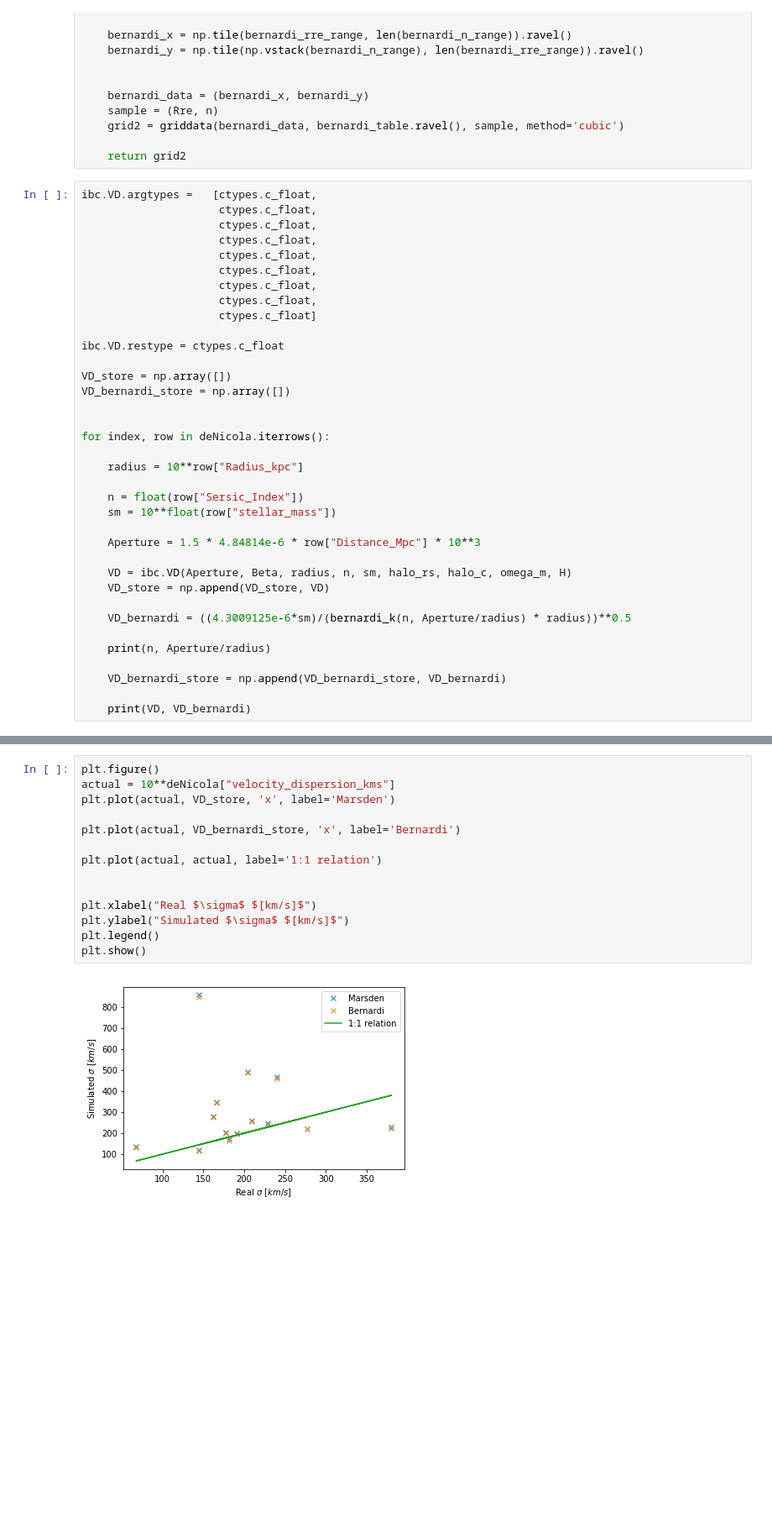
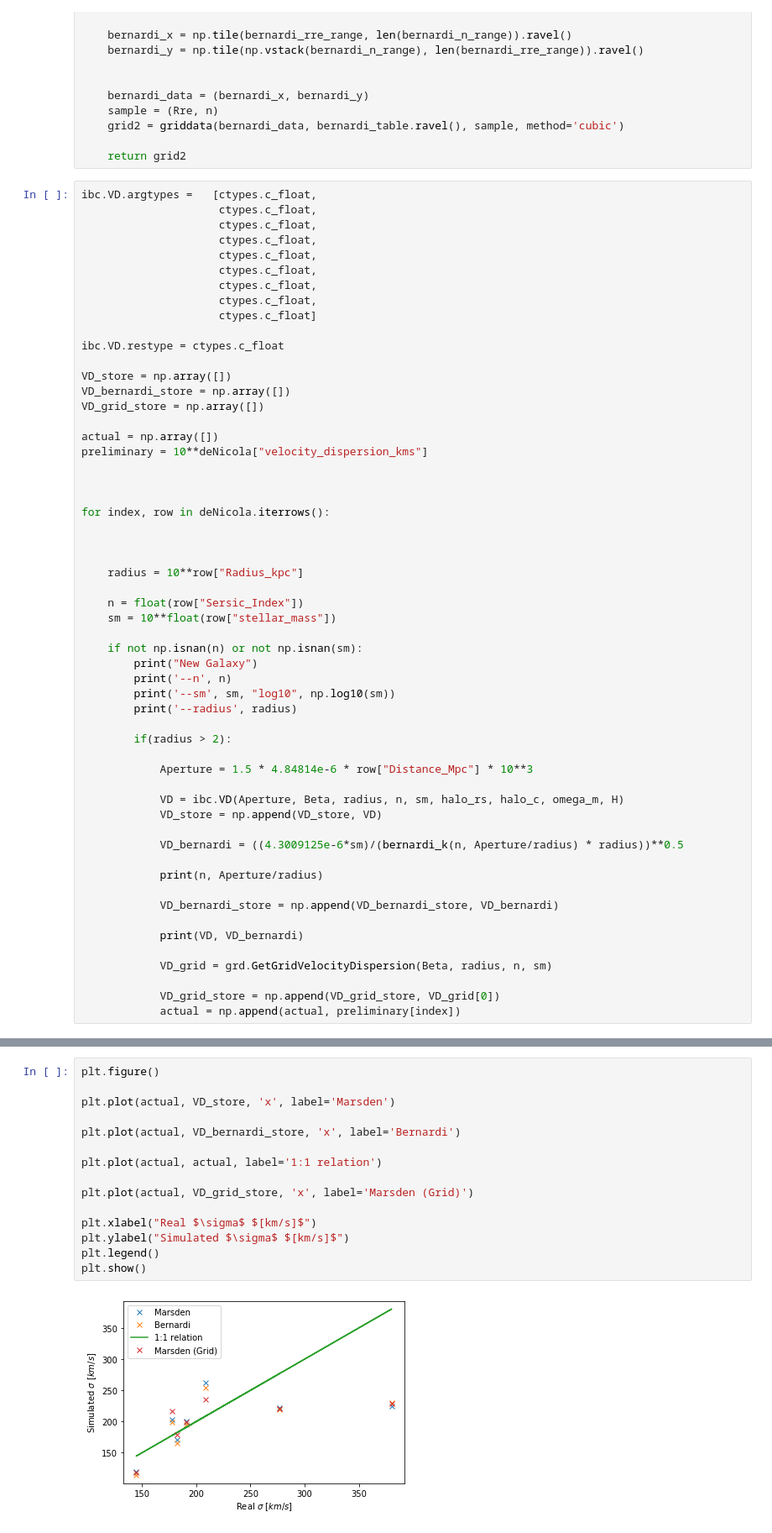
Before and after one commit to ChrisMarsden833/VelocityDispersion, a Jupyter notebook: lib/Real_Data_Comparison.ipynb, the cells around one changed output, grey strips where cells are left out. Shown at 84% size. Cells and saved outputs as stored; diff of their text form; blank space fills up the shorter version.

Commit message:
Added grid support

```diff
--- a/lib/Real_Data_Comparison.ipynb
+++ b/lib/Real_Data_Comparison.ipynb
@@ -93,25 +98,45 @@ ibc.VD.restype = ctypes.c_float
 
 VD_store = np.array([])
 VD_bernardi_store = np.array([])
+VD_grid_store = np.array([])
+
+actual = np.array([])
+preliminary = 10**deNicola["velocity_dispersion_kms"]
+
 
 
 for index, row in deNicola.iterrows():
+
+
 
     radius = 10**row["Radius_kpc"]
 
     n = float(row["Sersic_Index"])
     sm = 10**float(row["stellar_mass"])
 
-    Aperture = 1.5 * 4.84814e-6 * row["Distance_Mpc"] * 10**3
+    if not np.isnan(n) or not np.isnan(sm):
+        print("New Galaxy")
+        print('--n', n)
+        print('--sm', sm, "log10", np.log10(sm))
+        print('--radius', radius)
 
-    VD = ibc.VD(Aperture, Beta, radius, n, sm, halo_rs, halo_c, omega_m, H)
-    VD_store = np.append(VD_store, VD)
+        if(radius > 2):
 
-    VD_bernardi = ((4.3009125e-6*sm)/(bernardi_k(n, Aperture/radius) * radius))**0.5
+            Aperture = 1.5 * 4.84814e-6 * row["Distance_Mpc"] * 10**3
 
-    print(n, Aperture/radius)
+            VD = ibc.VD(Aperture, Beta, radius, n, sm, halo_rs, halo_c, omega_m, H)
+            VD_store = np.append(VD_store, VD)
 
-    VD_bernardi_store = np.append(VD_bernardi_store, VD_bernardi)
+            VD_bernardi = ((4.3009125e-6*sm)/(bernardi_k(n, Aperture/radius) * radius))**0.5
 
-    print(VD, VD_bernardi)
+            print(n, Aperture/radius)
+
+            VD_bernardi_store = np.append(VD_bernardi_store, VD_bernardi)
+
+            print(VD, VD_bernardi)
+
+            VD_grid = grd.GetGridVelocityDispersion(Beta, radius, n, sm)
+
+            VD_grid_store = np.append(VD_grid_store, VD_grid[0])
+            actual = np.append(actual, preliminary[index])
 # %% [output]
@@ -135,19 +160,20 @@ for index, row in deNicola.iterrows():
 # %%
 plt.figure()
-actual = 10**deNicola["velocity_dispersion_kms"]
+
 plt.plot(actual, VD_store, 'x', label='Marsden')
 
 plt.plot(actual, VD_bernardi_store, 'x', label='Bernardi')
 
 plt.plot(actual, actual, label='1:1 relation')
 
+plt.plot(actual, VD_grid_store, 'x', label='Marsden (Grid)')
 
 plt.xlabel("Real $\sigma$ $[km/s]$")
 plt.ylabel("Simulated $\sigma$ $[km/s]$")
 plt.legend()
 plt.show()
 # %% [output]
-[figure, old version]
+[figure, new version]
 # %%
 plt.figure()
 plt.plot(VD_bernardi_store, VD_store, 'x')
```
Also changed, not shown: parts of 4 cells of this notebook, 5 other files.
